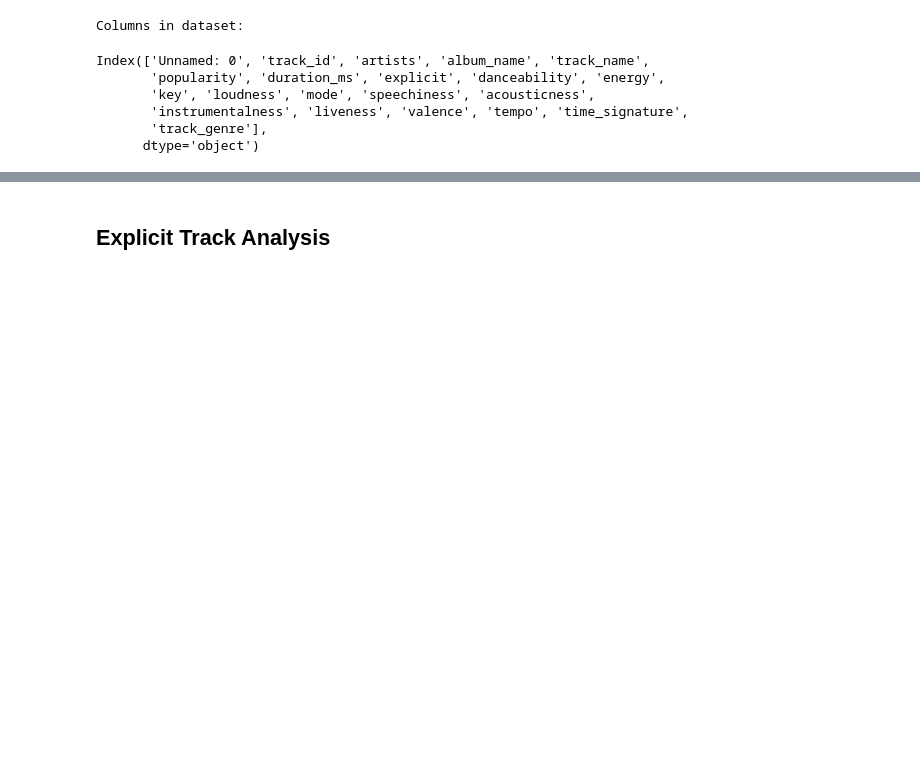
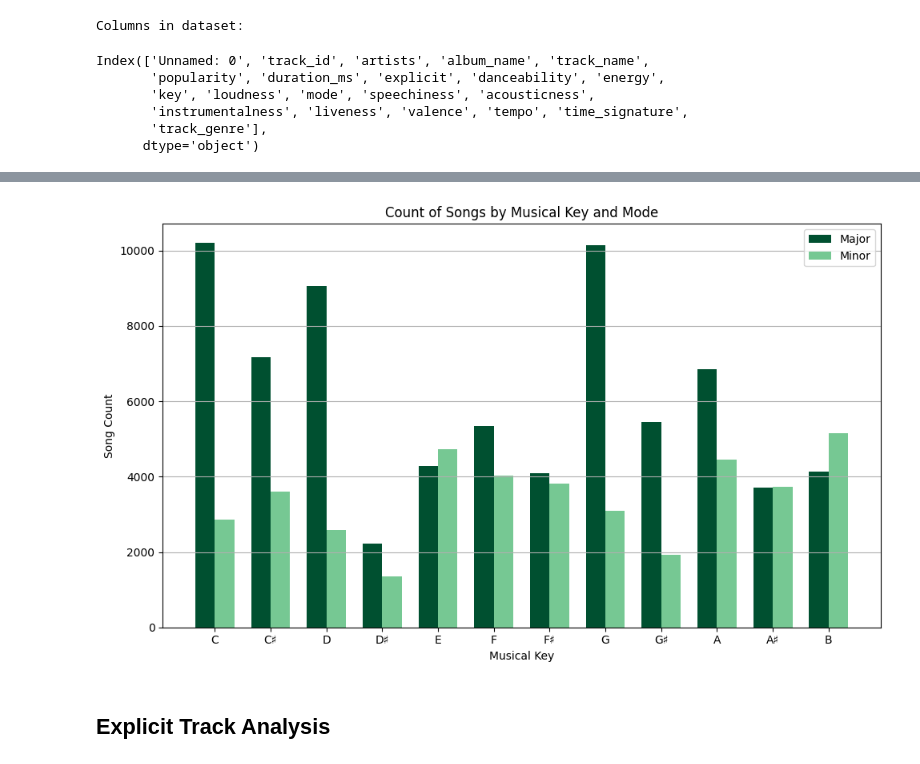
Before and after one commit to laceyp99/DataAnalysis, a Jupyter notebook: Spotify/spotify_analysis.ipynb, the cells around one changed output, grey strips where cells are left out. Drawn from its saved outputs; the diff is of its cells as text; code cells hidden in the pictures; blank space fills up the shorter version.

```diff
--- a/Spotify/spotify_analysis.ipynb
+++ b/Spotify/spotify_analysis.ipynb
@@ -74,3 +87,42 @@ len(df)  # Check the length of the dataframe after dropping missing values
+# %%
+# Define mappings for key names and mode labels
+key_names = {0: 'C', 1: 'C♯', 2: 'D', 3: 'D♯', 4: 'E', 5: 'F',
+             6: 'F♯', 7: 'G', 8: 'G♯', 9: 'A', 10: 'A♯', 11: 'B'}
+mode_names = {1: 'Major', 0: 'Minor'}
+
+# Filter songs to only those with valid keys (ignore key == -1)
+df_valid = df[df['key'] >= 0]
+
+# Group by key and mode then count the number of songs
+grouped = df_valid.groupby(['key', 'mode']).size().reset_index(name='count')
+
+# Pivot the data so that rows = key and columns = mode, filling missing with 0
+pivot = grouped.pivot(index='key', columns='mode', values='count').fillna(0)
+pivot = pivot.reindex(range(12), fill_value=0)
+
+# Prepare indices and settings
+indices = np.arange(12)
+bar_width = 0.35
+
+fig, ax = plt.subplots(figsize=(10, 6))
+
+major_counts = pivot.get(1, pd.Series(0, index=indices))
+minor_counts = pivot.get(0, pd.Series(0, index=indices))
+
+ax.bar(indices - bar_width/2, major_counts, width=bar_width, label='Major', color='#005030')
+ax.bar(indices + bar_width/2, minor_counts, width=bar_width, label='Minor', color='#76c893')
+
+ax.set_xlabel('Musical Key')
+ax.set_ylabel('Song Count')
+ax.set_title('Count of Songs by Musical Key and Mode')
+ax.set_xticks(indices)
+ax.set_xticklabels([key_names.get(k, str(k)) for k in indices])
+ax.legend()
+ax.grid(axis='y')
+plt.tight_layout()
+plt.show()
+# %% [output]
+[figure, added]
 # %% [markdown]
 ## Explicit Track Analysis
 # %%
```
Also changed, not shown: parts of 9 cells of this notebook.
